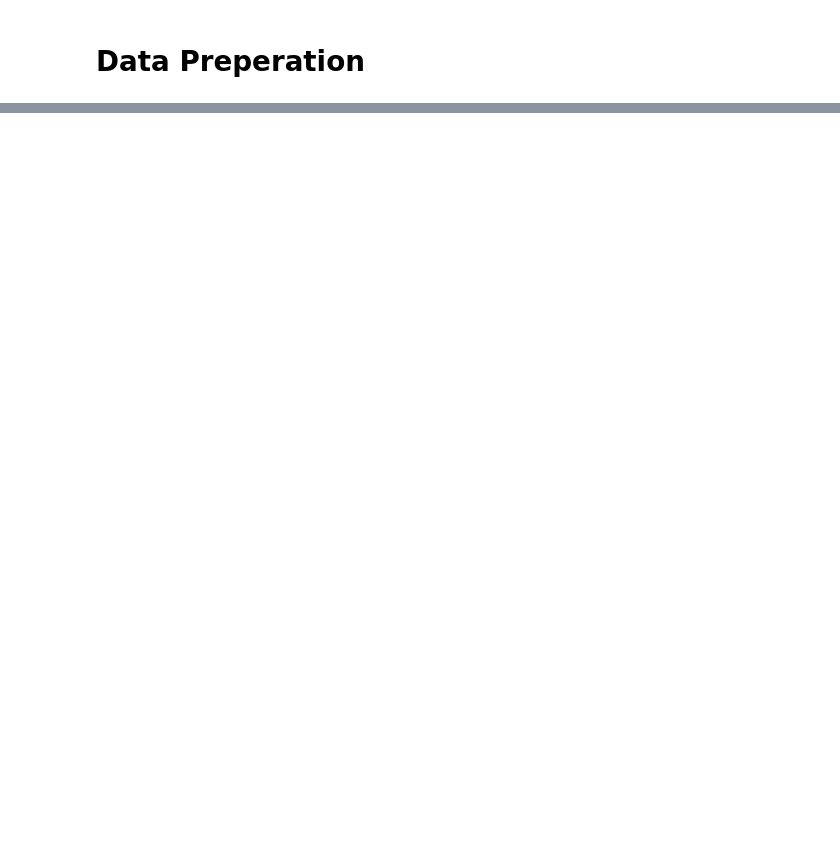
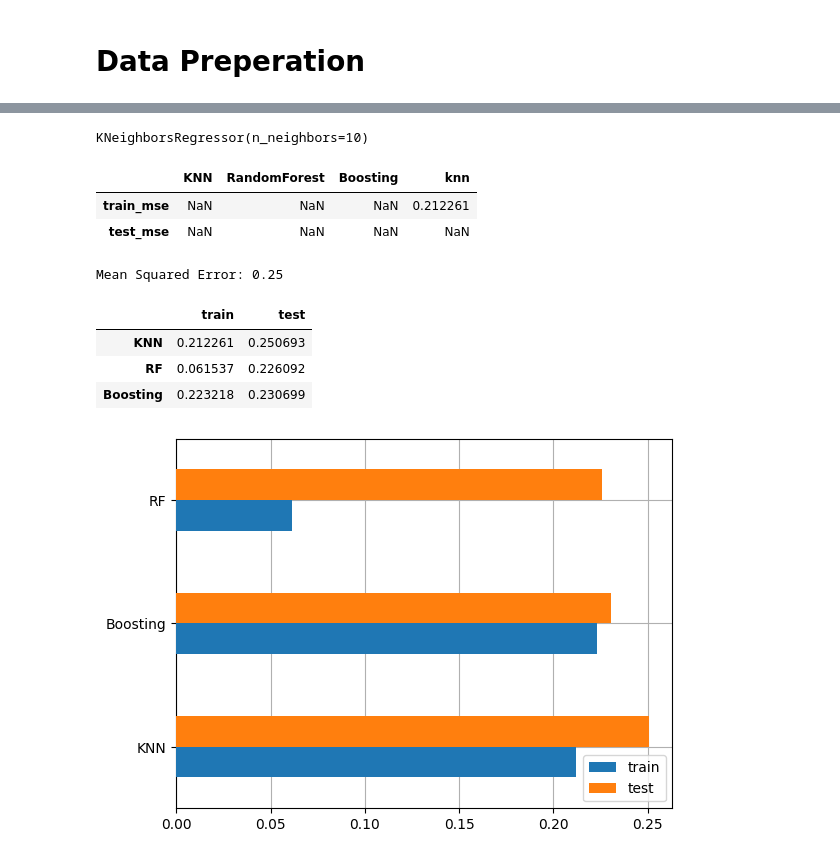
Before and after one commit to ilman79/predict_salary_Indonesia, a Jupyter notebook: Predict_salary_Indonesia.ipynb, the cells around one changed output, grey strips where cells are left out. Cells and saved outputs as stored; diff of their text form; code cells hidden in the pictures; blank space fills up the shorter version.

```diff
--- a/Predict_salary_Indonesia.ipynb
+++ b/Predict_salary_Indonesia.ipynb
@@ -224,0 +232,16 @@ dataset.duplicated().sum()
+# %%
+from sklearn.model_selection import train_test_split
+from sklearn.neighbors import KNeighborsRegressor
+from sklearn.metrics import mean_squared_error
+
+X = datasets.iloc[:, 0:8]
+y = datasets.iloc[:,9]  # Use the target column
+
+# Split data into training and testing sets
+X_train, X_test, y_train, y_test = train_test_split(X, y, test_size=0.2, random_state=123)
+
+# Create and fit the KNeighborsRegressor model
+knn = KNeighborsRegressor(n_neighbors=10)
+knn.fit(X_train, y_train)
+# %% [output]
+KNeighborsRegressor(n_neighbors=10)
@@ -224,0 +251,63 @@ dataset.duplicated().sum()
+# %%
+models.loc['train_mse','knn'] = mean_squared_error(y_pred = knn.predict(X_train), y_true=y_train)
+models
+# %% [output]
+|  | KNN | RandomForest | Boosting | knn |
+| train_mse | NaN | NaN | NaN | 0.212261 |
+| test_mse | NaN | NaN | NaN | NaN |
+# %%
+# Impor library yang dibutuhkan
+from sklearn.ensemble import RandomForestRegressor
+
+# buat model prediksi
+RF = RandomForestRegressor(n_estimators=20, max_depth=16, random_state=25, n_jobs=-1)
+RF.fit(X_train, y_train)
+
+models.loc['train_mse','RandomForest'] = mean_squared_error(y_pred=RF.predict(X_train), y_true=y_train)
+# %%
+from sklearn.ensemble import AdaBoostRegressor
+
+boosting = AdaBoostRegressor(learning_rate=0.05, random_state=55)
+boosting.fit(X_train, y_train)
+models.loc['train_mse','Boosting'] = mean_squared_error(y_pred=boosting.predict(X_train), y_true=y_train)
+# %%
+# Lakukan scaling terhadap fitur numerik pada X_test sehingga memiliki rata-rata=0 dan varians=1
+from sklearn.preprocessing import StandardScaler
+scaler = StandardScaler()
+
+# Fit the scaler on the training data and transform the test data
+X_train_scaled = scaler.fit_transform(X_train)
+X_test_scaled = scaler.transform(X_test)
+
+# Make predictions
+y_pred = knn.predict(X_test_scaled)
+
+# Calculate mean squared error
+mse = mean_squared_error(y_true=y_test, y_pred=y_pred)
+print("Mean Squared Error:", mse)
+# %% [output]
+Mean Squared Error: 0.25
+# %%
+# Buat variabel mse yang isinya adalah dataframe nilai mse data train dan test pada masing-masing algoritma
+mse = pd.DataFrame(columns=['train', 'test'], index=['KNN','RF','Boosting'])
+
+# Buat dictionary untuk setiap algoritma yang digunakan
+model_dict = {'KNN': knn, 'RF': RF, 'Boosting': boosting}
+
+# Hitung Mean Squared Error masing-masing algoritma pada data train dan test
+for name, model in model_dict.items():
+    mse.loc[name, 'train'] = mean_squared_error(y_true=y_train, y_pred=model.predict(X_train))
+    mse.loc[name, 'test'] = mean_squared_error(y_true=y_test, y_pred=model.predict(X_test))
+# Panggil mse
+mse
+# %% [output]
+|  | train | test |
+| KNN | 0.212261 | 0.250693 |
+| RF | 0.061537 | 0.226092 |
+| Boosting | 0.223218 | 0.230699 |
+# %%
+fig, ax = plt.subplots()
+mse.sort_values(by='test', ascending=False).plot(kind='barh', ax=ax, zorder=3)
+ax.grid(zorder=0)
+# %% [output]
+[figure, added]
```
Also changed, not shown: parts of 28 cells of this notebook.
